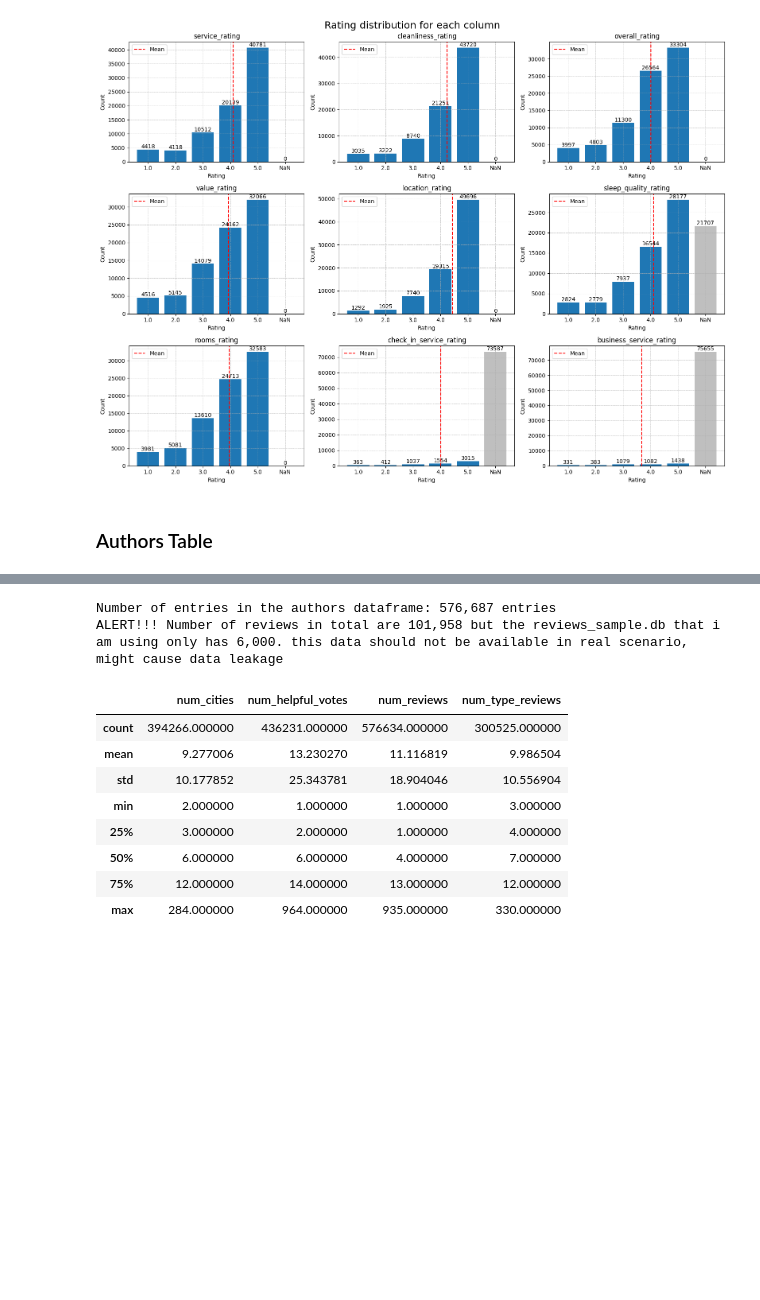
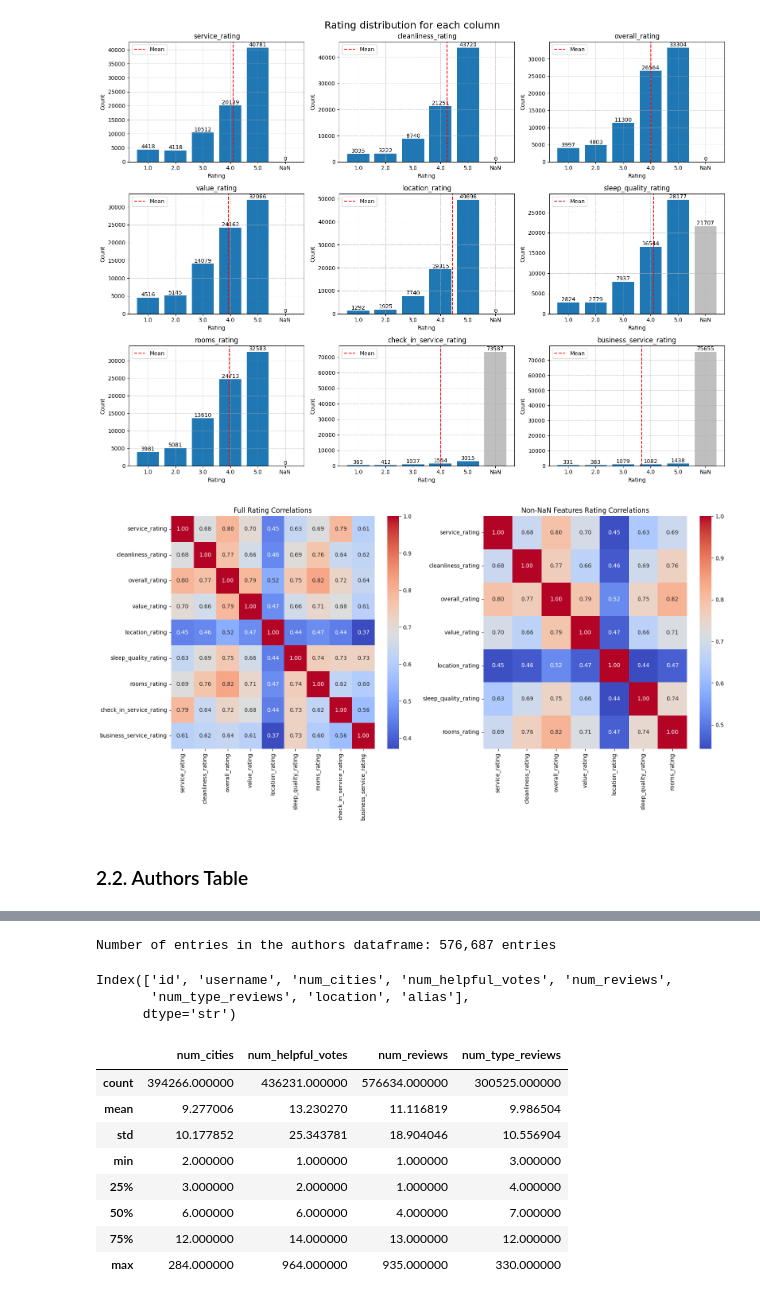
Before and after one commit to nadiavictoria/IS512-Hotel-Analytics, a Jupyter notebook: notebooks/02_exploratory_analysis.ipynb, the cells around one changed output, grey strips where cells are left out. Cells and saved outputs as stored; diff of their text form; code cells hidden in the pictures; blank space fills up the shorter version.

```diff
--- a/notebooks/02_exploratory_analysis.ipynb
+++ b/notebooks/02_exploratory_analysis.ipynb
@@ -362,8 +411,57 @@ plt.tight_layout()
 plt.show()
 # %% [output]
 [figure]
+# %%
+corr = reviews_df[[
+    'service_rating',
+    'cleanliness_rating',
+    'overall_rating',
+    'value_rating',
+    'location_rating',
+    'sleep_quality_rating',
+    'rooms_rating',
+    'check_in_service_rating',
+    'business_service_rating'
+    ]].corr()
+
+corr_non_NaN = reviews_df[[
+    'service_rating',
+    'cleanliness_rating',
+    'overall_rating',
+    'value_rating',
+    'location_rating',
+    'sleep_quality_rating',
+    'rooms_rating',
+    ]].corr()
+
+
+# Create subplots
+fig, axes = plt.subplots(1, 2, figsize=(16, 8))
+
+sns.heatmap(
+    corr,
+    annot=True,
+    cmap='coolwarm',
+    fmt=".2f",
+    ax=axes[0]
+)
+axes[0].set_title("Full Rating Correlations")
+
+sns.heatmap(
+    corr_non_NaN,
+    annot=True,
+    cmap='coolwarm',
+    fmt=".2f",
+    ax=axes[1]
+)
+axes[1].set_title("Non-NaN Features Rating Correlations")
+
+plt.tight_layout()
+plt.show()
+# %% [output]
+[figure, added]
 # %% [markdown]
-### Authors Table
+### 2.2. Authors Table
 # %%
 authors_df = dataset['authors']
 authors_df.head()
@@ -376,12 +474,14 @@ authors_df.head()
 | 4 | 3F75FA2DE3464A75D56B30470C0EA060 | tymetraveler222 | 217.0 | NaN | 701.0 | 100.0 | Bay City, Michigan |  |
 # %%
 print(f'Number of entries in the authors dataframe: {len(authors_df):,} entries')
-
-authors_df['num_reviews'].sum()
-print('ALERT!!! Number of reviews in total are 101,958 but the reviews_sample.db that i am using only has 6,000. this data should not be available in real scenario, might cause data leakage')
 # %% [output]
 Number of entries in the authors dataframe: 576,687 entries
-ALERT!!! Number of reviews in total are 101,958 but the reviews_sample.db that i am using only has 6,000. this data should not be available in real scenario, might cause data leakage
+# %%
+authors_df.columns
+# %% [output]
+Index(['id', 'username', 'num_cities', 'num_helpful_votes', 'num_reviews',
+       'num_type_reviews', 'location', 'alias'],
+      dtype='str')
 # %%
 authors_df.describe()
 # %% [output]
```
Also changed, not shown: parts of 16 cells of this notebook.
